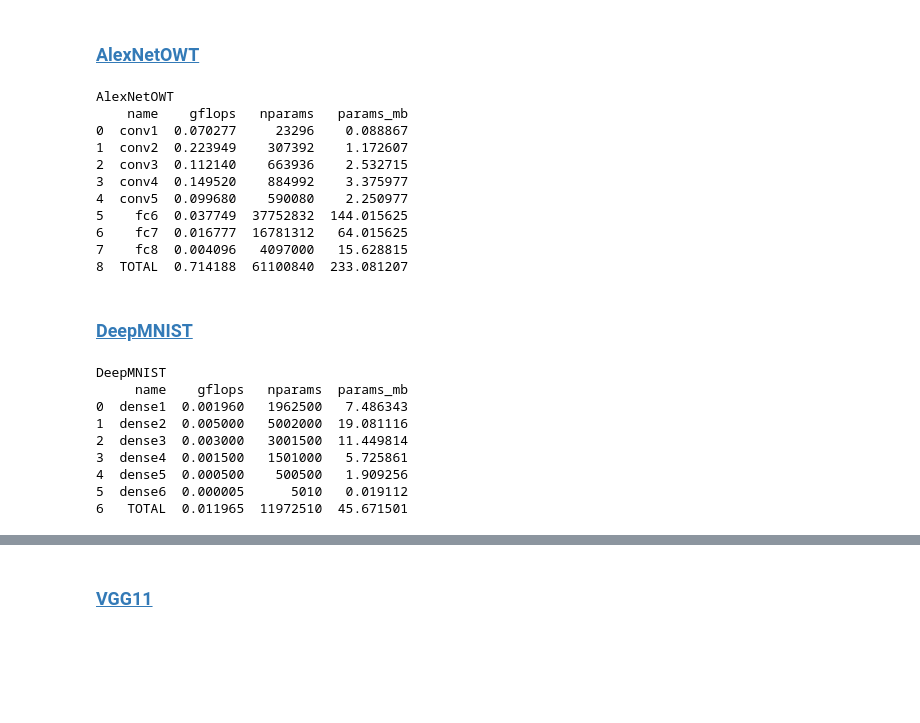
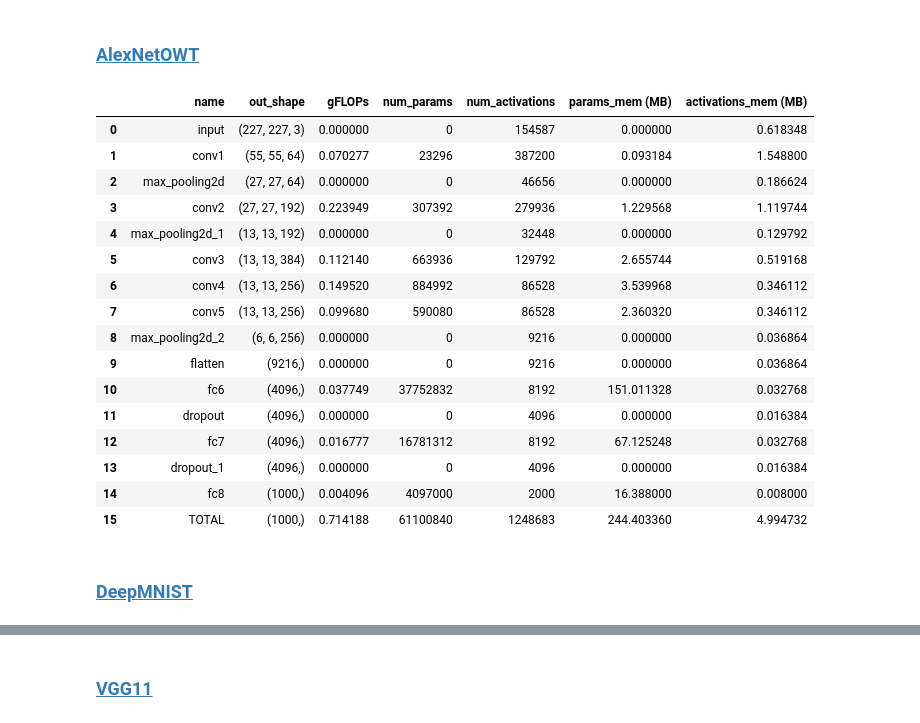
Before and after one commit to sergey-serebryakov/nns, a Jupyter notebook: notebooks/dlbs_models.ipynb, the cells around one changed output, grey strips where cells are left out. Drawn from its saved outputs; the diff is of its cells as text; code cells hidden in the pictures; blank space fills up the shorter version.

```diff
--- a/notebooks/dlbs_models.ipynb
+++ b/notebooks/dlbs_models.ipynb
@@ -59,30 +81,24 @@ AlexNet
 # %% [markdown]
 ### [AlexNetOWT](http://ethereon.github.io/netscope/#/gist/dc85cc15d59d720c8a18c4776abc9fd5)
 # %%
-ModelSummary(models.AlexNet(version='owt').create()).summary()
+estimate(models.AlexNet(version='owt'), inference, training)
 # %% [output]
-AlexNetOWT
-    name    gflops   nparams   params_mb
-0  conv1  0.070277     23296    0.088867
-1  conv2  0.223949    307392    1.172607
-2  conv3  0.112140    663936    2.532715
-3  conv4  0.149520    884992    3.375977
-4  conv5  0.099680    590080    2.250977
-5    fc6  0.037749  37752832  144.015625
-6    fc7  0.016777  16781312   64.015625
-7    fc8  0.004096   4097000   15.628815
-8  TOTAL  0.714188  61100840  233.081207
+|  | name | out_shape | gFLOPs | num_params | num_activations | params_mem (MB) | activations_mem (MB) |
+| 0 | input | (227, 227, 3) | 0.000000 | 0 | 154587 | 0.000000 | 0.618348 |
+| 1 | conv1 | (55, 55, 64) | 0.070277 | 23296 | 387200 | 0.093184 | 1.548800 |
+| 2 | max_pooling2d | (27, 27, 64) | 0.000000 | 0 | 46656 | 0.000000 | 0.186624 |
+| 3 | conv2 | (27, 27, 192) | 0.223949 | 307392 | 279936 | 1.229568 | 1.119744 |
+| 4 | max_pooling2d_1 | (13, 13, 192) | 0.000000 | 0 | 32448 | 0.000000 | 0.129792 |
+| 5 | conv3 | (13, 13, 384) | 0.112140 | 663936 | 129792 | 2.655744 | 0.519168 |
+| 6 | conv4 | (13, 13, 256) | 0.149520 | 884992 | 86528 | 3.539968 | 0.346112 |
+| 7 | conv5 | (13, 13, 256) | 0.099680 | 590080 | 86528 | 2.360320 | 0.346112 |
+| 8 | max_pooling2d_2 | (6, 6, 256) | 0.000000 | 0 | 9216 | 0.000000 | 0.036864 |
+| 9 | flatten | (9216,) | 0.000000 | 0 | 9216 | 0.000000 | 0.036864 |
+| 10 | fc6 | (4096,) | 0.037749 | 37752832 | 8192 | 151.011328 | 0.032768 |
+| 11 | dropout | (4096,) | 0.000000 | 0 | 4096 | 0.000000 | 0.016384 |
+| 12 | fc7 | (4096,) | 0.016777 | 16781312 | 8192 | 67.125248 | 0.032768 |
+| 13 | dropout_1 | (4096,) | 0.000000 | 0 | 4096 | 0.000000 | 0.016384 |
+| 14 | fc8 | (1000,) | 0.004096 | 4097000 | 2000 | 16.388000 | 0.008000 |
+| 15 | TOTAL | (1000,) | 0.714188 | 61100840 | 1248683 | 244.403360 | 4.994732 |
 # %% [markdown]
 ### [DeepMNIST](http://ethereon.github.io/netscope/#/gist/9c75cd95891207082bd42264eb7a2706)
-# %%
-ModelSummary(models.DeepMNIST().create()).summary()
-# %% [output]
-DeepMNIST
-     name    gflops   nparams  params_mb
-0  dense1  0.001960   1962500   7.486343
-1  dense2  0.005000   5002000  19.081116
-2  dense3  0.003000   3001500  11.449814
-3  dense4  0.001500   1501000   5.725861
-4  dense5  0.000500    500500   1.909256
-5  dense6  0.000005      5010   0.019112
-6   TOTAL  0.011965  11972510  45.671501
```
Also changed, not shown: parts of 25 cells of this notebook, 13 other files.
